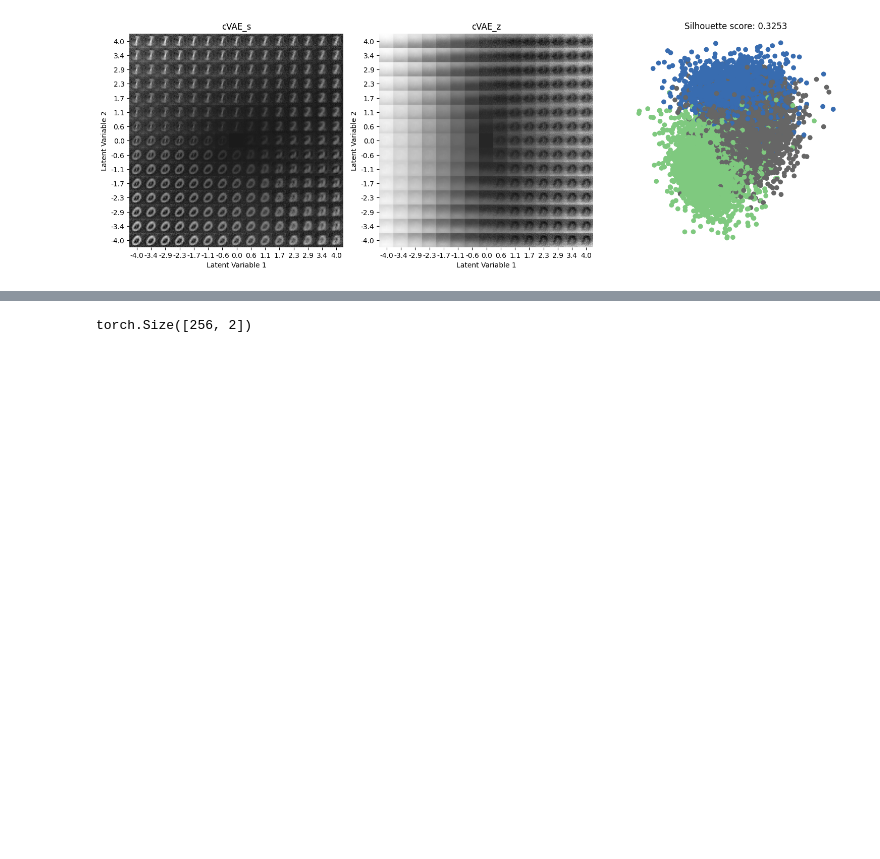
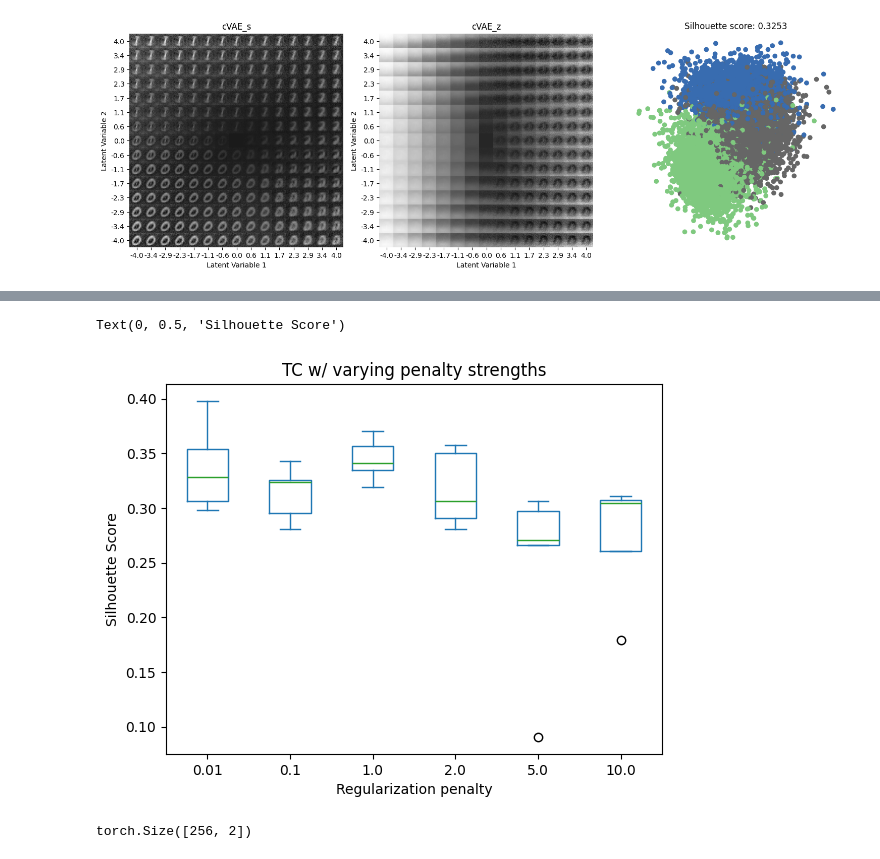
Before and after one commit to yoenoo/block_disentanglement_benchmark, a Jupyter notebook: experiment/wasserstein.ipynb, the cells around one changed output, grey strips where cells are left out. Cells and saved outputs as stored; diff of their text form; code cells hidden in the pictures; blank space fills up the shorter version.

```diff
--- a/experiment/wasserstein.ipynb
+++ b/experiment/wasserstein.ipynb
@@ -84,0 +91,25 @@ pd.DataFrame(ss_reg).plot.box()
+# %%
+# scales = [1, 2, 3]
+# scales = [2]
+# regularizers = [None, "TC", "HSIC", "MMD", "Wasserstein"]
+# regularizers = ["HSIC"]
+
+penalties = [0.01, 0.1, 1, 2, 5, 10]
+ss_reg = {}
+
+target, target_labels, background = get_grassy_mnist(scale=2)
+ds = torch.stack([target, background], axis=1)
+dataloader = DataLoader(dataset=ds, batch_size=128, shuffle=True, drop_last=True)
+
+for penalty in penalties:
+    sss = []
+    for trial in range(5):
+        model = ContrastiveVAE(input_dim=28*28, hidden_dim=32, latent_dim=2, regularizer="TC", penalty=penalty)
+        optimizer = Adam(model.parameters(), lr=1e-4)
+        losses = train(model, dataloader, optimizer, epochs=100, plot=False)
+        ss, _ = s_score(model.s_encoder, target, target_labels)
+
+        print(f"trial={trial}; penalty={penalty}; ss={ss:.4f}")
+        sss.append(ss)
+
+    ss_reg[penalty] = sss
@@ -85,3 +134,11 @@ pd.DataFrame(ss_reg).plot.box()
+# %%
+ax = pd.DataFrame(ss_reg).plot.box()
+ax.set_title("TC w/ varying penalty strengths")
+ax.set_xlabel("Regularization penalty")
+ax.set_ylabel("Silhouette Score")
+# %% [output]
+Text(0, 0.5, 'Silhouette Score')
+[figure, added]
 # %%
 # HSIC
 # %%
```
Also changed, not shown: parts of 4 cells of this notebook, 2 other files.
